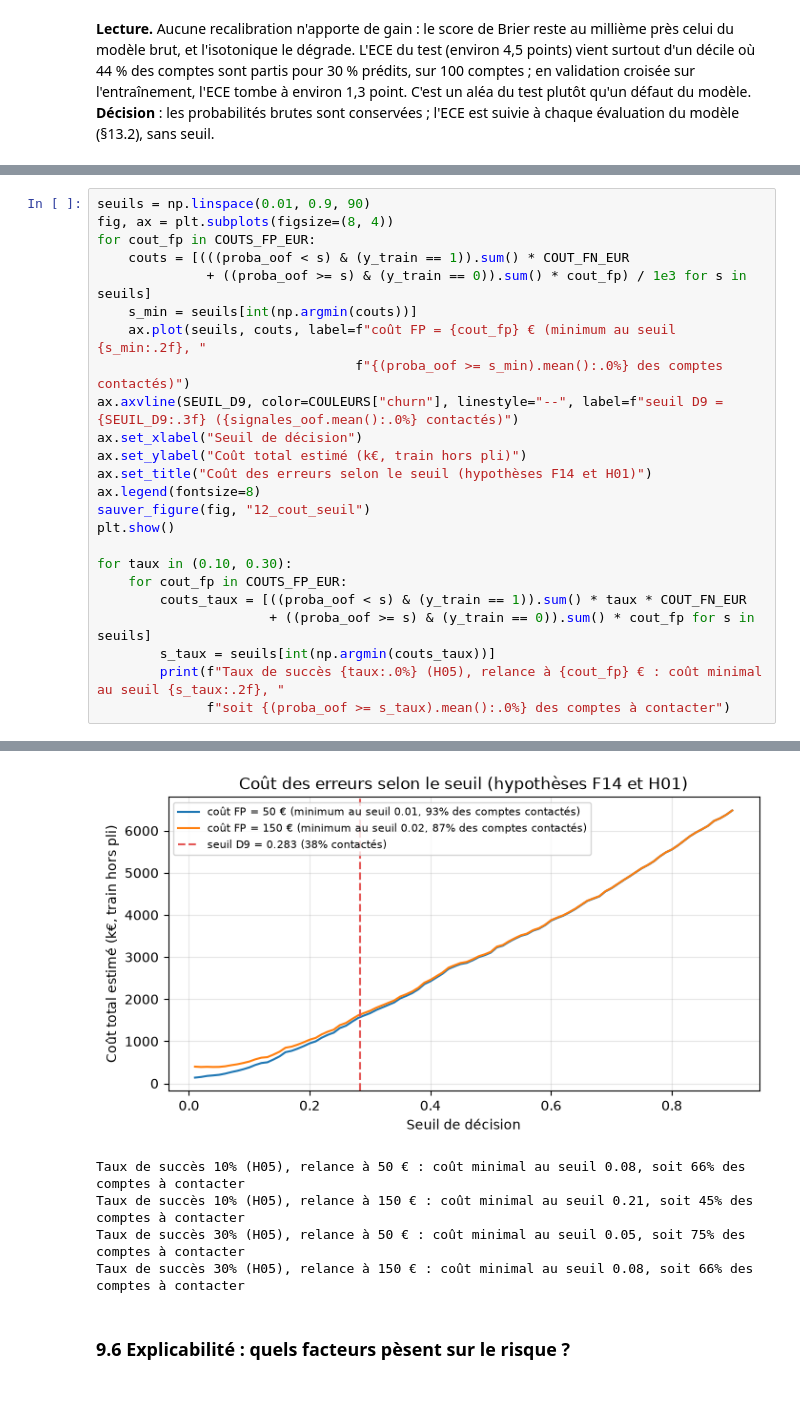
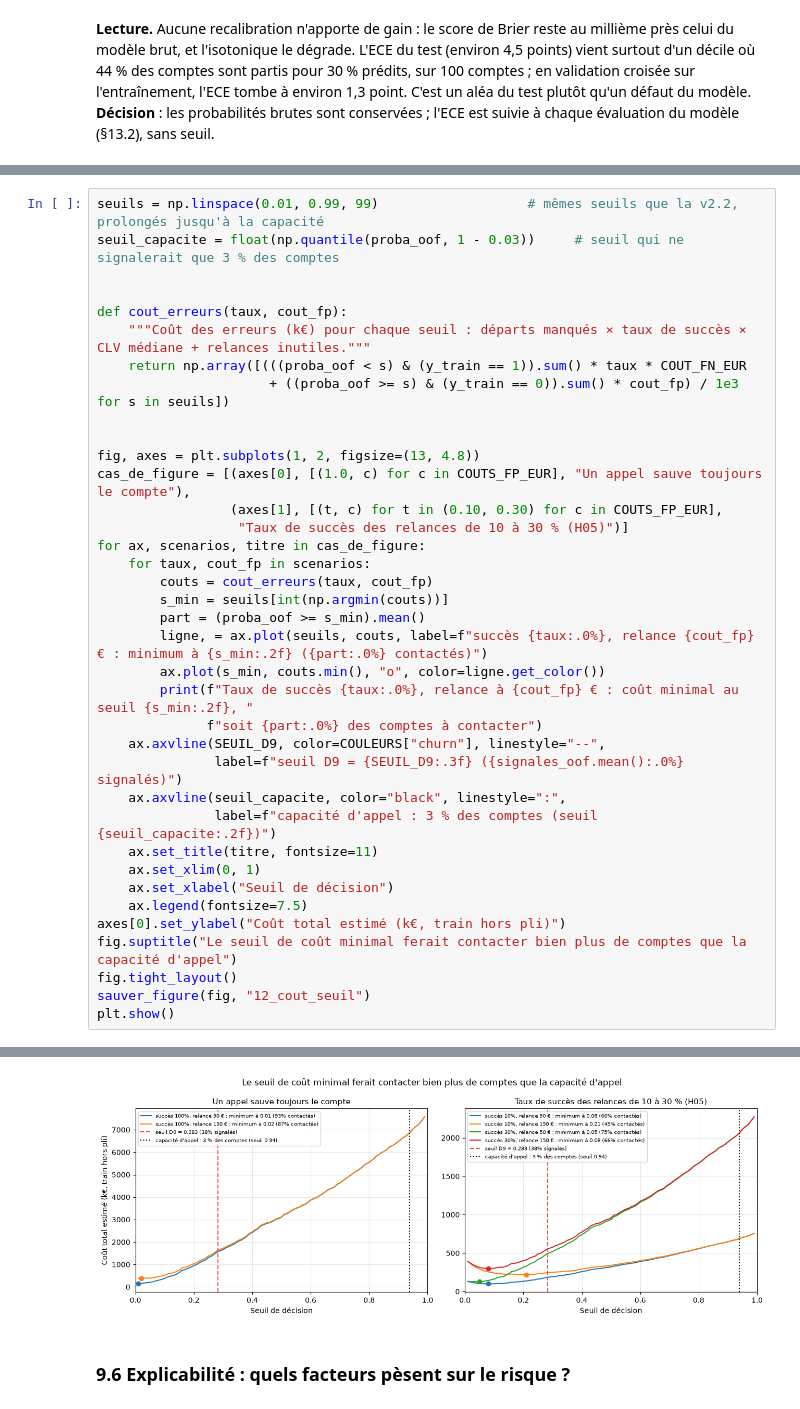
Before and after one commit to guillaumesaidani-coder/churn_saas, a Jupyter notebook: reports/notebooks/notebook_certifiant_churn_saas.ipynb, the cells around one changed output, grey strips where cells are left out. Cells and saved outputs as stored; diff of their text form.

```diff
--- a/reports/notebooks/notebook_certifiant_churn_saas.ipynb
+++ b/reports/notebooks/notebook_certifiant_churn_saas.ipynb
@@ -3056,25 +3057,38 @@ très au-delà des 3 % que permet la capacité. La conclusion tient.
 # %%
-seuils = np.linspace(0.01, 0.9, 90)
-fig, ax = plt.subplots(figsize=(8, 4))
-for cout_fp in COUTS_FP_EUR:
-    couts = [(((proba_oof < s) & (y_train == 1)).sum() * COUT_FN_EUR
-              + ((proba_oof >= s) & (y_train == 0)).sum() * cout_fp) / 1e3 for s in seuils]
-    s_min = seuils[int(np.argmin(couts))]
-    ax.plot(seuils, couts, label=f"coût FP = {cout_fp} € (minimum au seuil {s_min:.2f}, "
-                                 f"{(proba_oof >= s_min).mean():.0%} des comptes contactés)")
-ax.axvline(SEUIL_D9, color=COULEURS["churn"], linestyle="--", label=f"seuil D9 = {SEUIL_D9:.3f} ({signales_oof.mean():.0%} contactés)")
-ax.set_xlabel("Seuil de décision")
-ax.set_ylabel("Coût total estimé (k€, train hors pli)")
-ax.set_title("Coût des erreurs selon le seuil (hypothèses F14 et H01)")
-ax.legend(fontsize=8)
+seuils = np.linspace(0.01, 0.99, 99)                   # mêmes seuils que la v2.2, prolongés jusqu'à la capacité
+seuil_capacite = float(np.quantile(proba_oof, 1 - 0.03))     # seuil qui ne signalerait que 3 % des comptes
+
+
+def cout_erreurs(taux, cout_fp):
+    """Coût des erreurs (k€) pour chaque seuil : départs manqués × taux de succès × CLV médiane + relances inutiles."""
+    return np.array([(((proba_oof < s) & (y_train == 1)).sum() * taux * COUT_FN_EUR
+                      + ((proba_oof >= s) & (y_train == 0)).sum() * cout_fp) / 1e3 for s in seuils])
+
+
+fig, axes = plt.subplots(1, 2, figsize=(13, 4.8))
+cas_de_figure = [(axes[0], [(1.0, c) for c in COUTS_FP_EUR], "Un appel sauve toujours le compte"),
+                 (axes[1], [(t, c) for t in (0.10, 0.30) for c in COUTS_FP_EUR],
+                  "Taux de succès des relances de 10 à 30 % (H05)")]
+for ax, scenarios, titre in cas_de_figure:
+    for taux, cout_fp in scenarios:
+        couts = cout_erreurs(taux, cout_fp)
+        s_min = seuils[int(np.argmin(couts))]
+        part = (proba_oof >= s_min).mean()
+        ligne, = ax.plot(seuils, couts, label=f"succès {taux:.0%}, relance {cout_fp} € : minimum à {s_min:.2f} ({part:.0%} contactés)")
+        ax.plot(s_min, couts.min(), "o", color=ligne.get_color())
+        print(f"Taux de succès {taux:.0%}, relance à {cout_fp} € : coût minimal au seuil {s_min:.2f}, "
+              f"soit {part:.0%} des comptes à contacter")
+    ax.axvline(SEUIL_D9, color=COULEURS["churn"], linestyle="--",
+               label=f"seuil D9 = {SEUIL_D9:.3f} ({signales_oof.mean():.0%} signalés)")
+    ax.axvline(seuil_capacite, color="black", linestyle=":",
+               label=f"capacité d'appel : 3 % des comptes (seuil {seuil_capacite:.2f})")
+    ax.set_title(titre, fontsize=11)
+    ax.set_xlim(0, 1)
+    ax.set_xlabel("Seuil de décision")
+    ax.legend(fontsize=7.5)
+axes[0].set_ylabel("Coût total estimé (k€, train hors pli)")
+fig.suptitle("Le seuil de coût minimal ferait contacter bien plus de comptes que la capacité d'appel")
+fig.tight_layout()
 sauver_figure(fig, "12_cout_seuil")
 plt.show()
-
-for taux in (0.10, 0.30):
-    for cout_fp in COUTS_FP_EUR:
-        couts_taux = [((proba_oof < s) & (y_train == 1)).sum() * taux * COUT_FN_EUR
-                      + ((proba_oof >= s) & (y_train == 0)).sum() * cout_fp for s in seuils]
-        s_taux = seuils[int(np.argmin(couts_taux))]
-        print(f"Taux de succès {taux:.0%} (H05), relance à {cout_fp} € : coût minimal au seuil {s_taux:.2f}, "
-              f"soit {(proba_oof >= s_taux).mean():.0%} des comptes à contacter")
 # %% [output]
@@ -3081,8 +3101,4 @@ for taux in (0.10, 0.30):
-[figure, old version]
+[figure, new version]
-Taux de succès 10% (H05), relance à 50 € : coût minimal au seuil 0.08, soit 66% des comptes à contacter
-Taux de succès 10% (H05), relance à 150 € : coût minimal au seuil 0.21, soit 45% des comptes à contacter
-Taux de succès 30% (H05), relance à 50 € : coût minimal au seuil 0.05, soit 75% des comptes à contacter
-Taux de succès 30% (H05), relance à 150 € : coût minimal au seuil 0.08, soit 66% des comptes à contacter
 # %% [markdown]
 ### 9.6 Explicabilité : quels facteurs pèsent sur le risque ?
 # %% [markdown]
```
Also changed, not shown: parts of 7 cells of this notebook, 5 other files.
